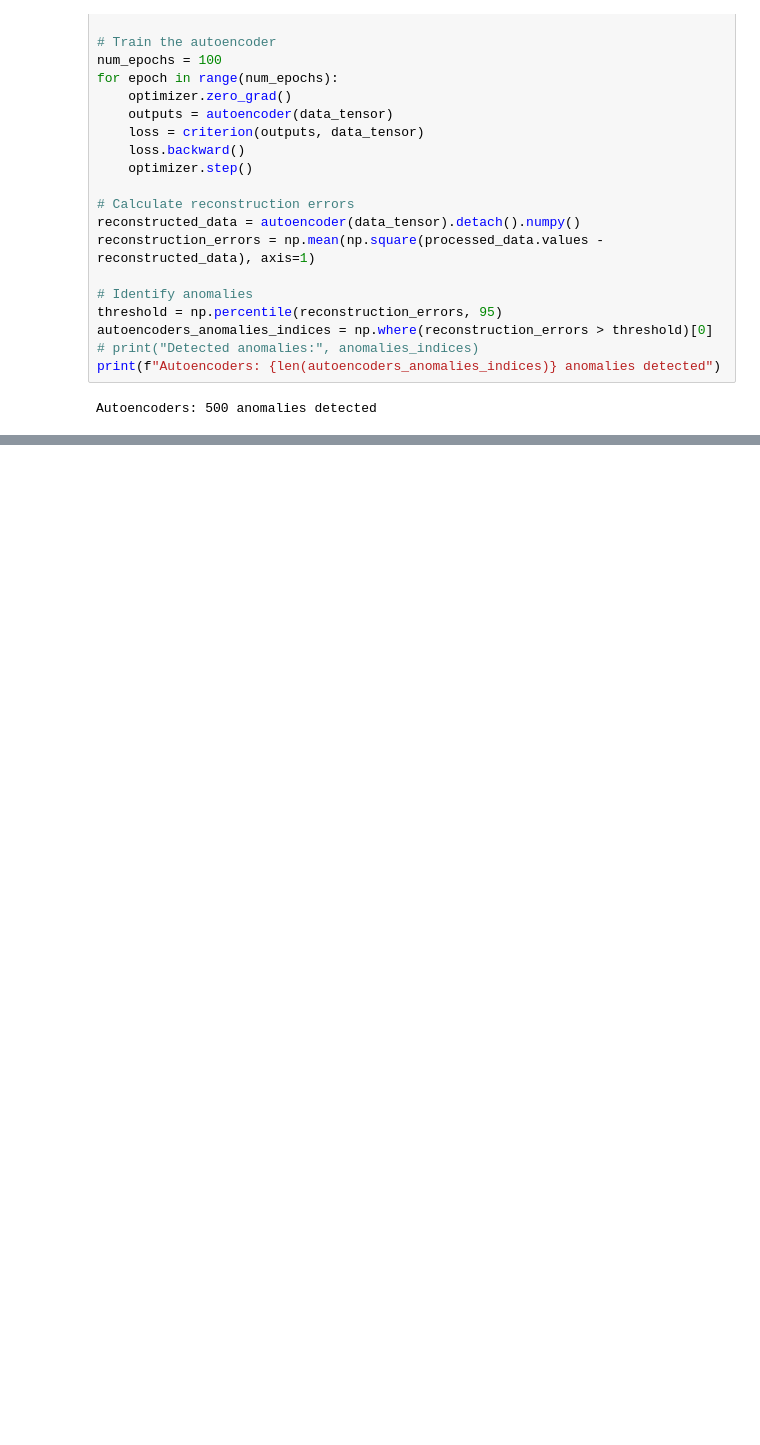
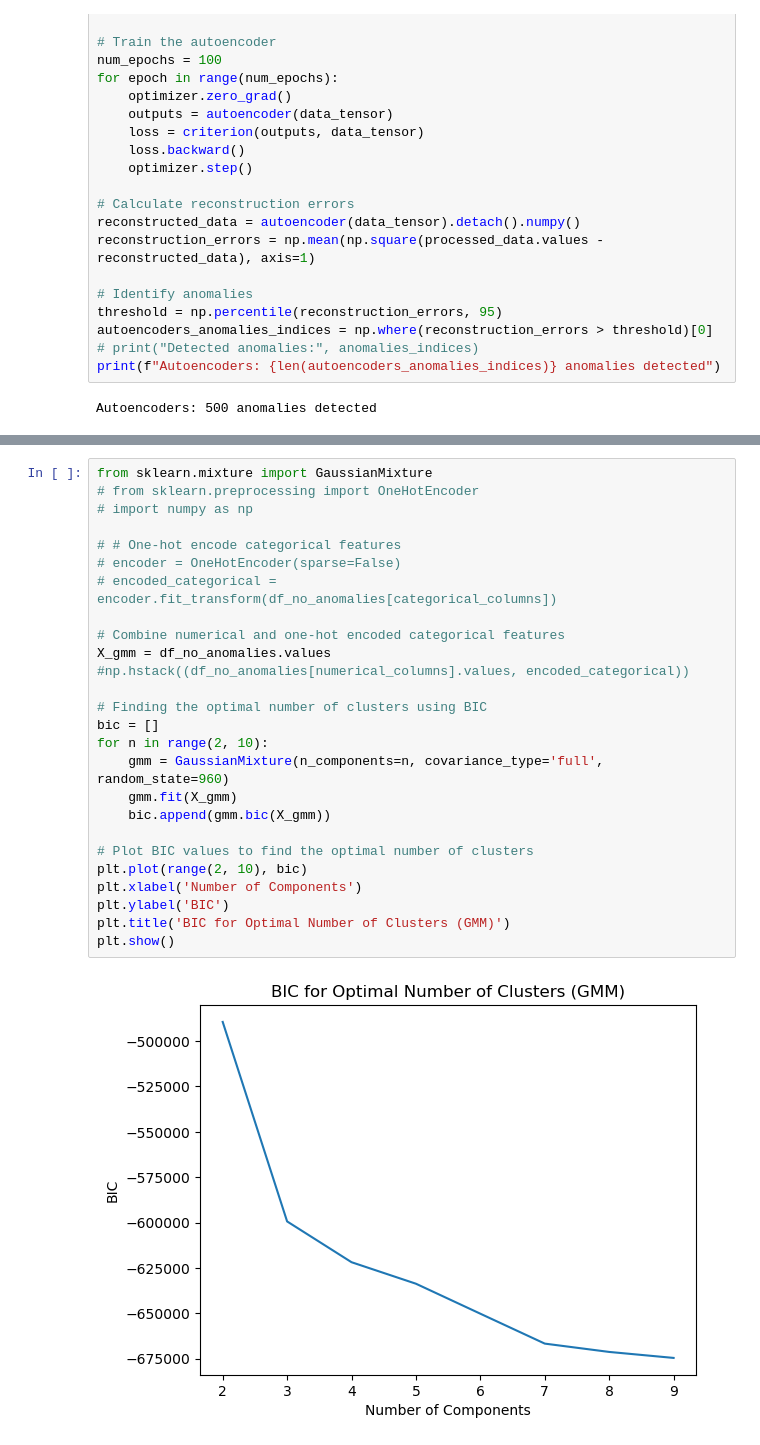
Before and after one commit to renswickd/Dataengine-Tasks, a Jupyter notebook: Task2/Task2-Notebook.ipynb, the cells around one changed output, grey strips where cells are left out. Drawn from its saved outputs; the diff is of its cells as text; blank space fills up the shorter version.

```diff
--- a/Task2/Task2-Notebook.ipynb
+++ b/Task2/Task2-Notebook.ipynb
@@ -371,0 +506,27 @@ Autoencoders: 500 anomalies detected
+# %%
+from sklearn.mixture import GaussianMixture
+# from sklearn.preprocessing import OneHotEncoder
+# import numpy as np
+
+# # One-hot encode categorical features
+# encoder = OneHotEncoder(sparse=False)
+# encoded_categorical = encoder.fit_transform(df_no_anomalies[categorical_columns])
+
+# Combine numerical and one-hot encoded categorical features
+X_gmm = df_no_anomalies.values #np.hstack((df_no_anomalies[numerical_columns].values, encoded_categorical))
+
+# Finding the optimal number of clusters using BIC
+bic = []
+for n in range(2, 10):
+    gmm = GaussianMixture(n_components=n, covariance_type='full', random_state=960)
+    gmm.fit(X_gmm)
+    bic.append(gmm.bic(X_gmm))
+
+# Plot BIC values to find the optimal number of clusters
+plt.plot(range(2, 10), bic)
+plt.xlabel('Number of Components')
+plt.ylabel('BIC')
+plt.title('BIC for Optimal Number of Clusters (GMM)')
+plt.show()
+# %% [output]
+[figure, added]
```
Also changed, not shown: parts of 18 cells of this notebook, 2 other files.
